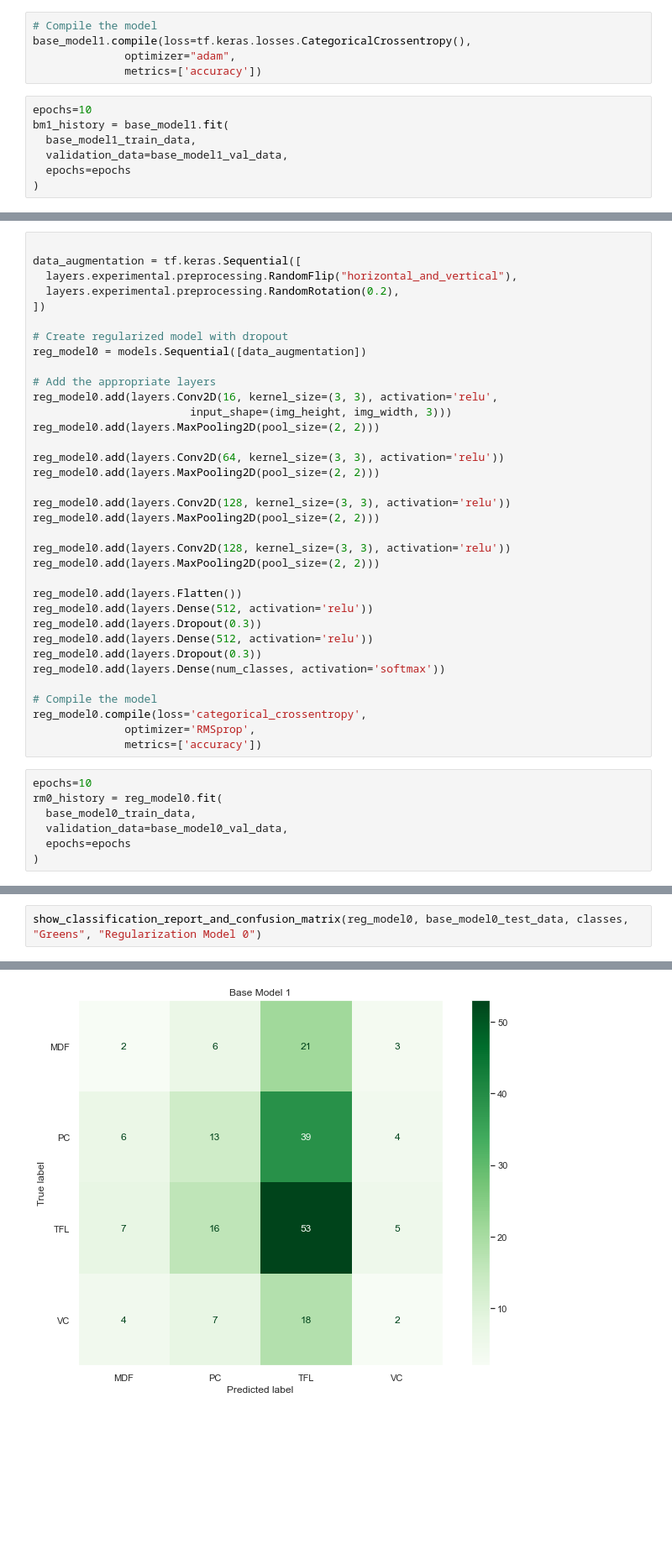
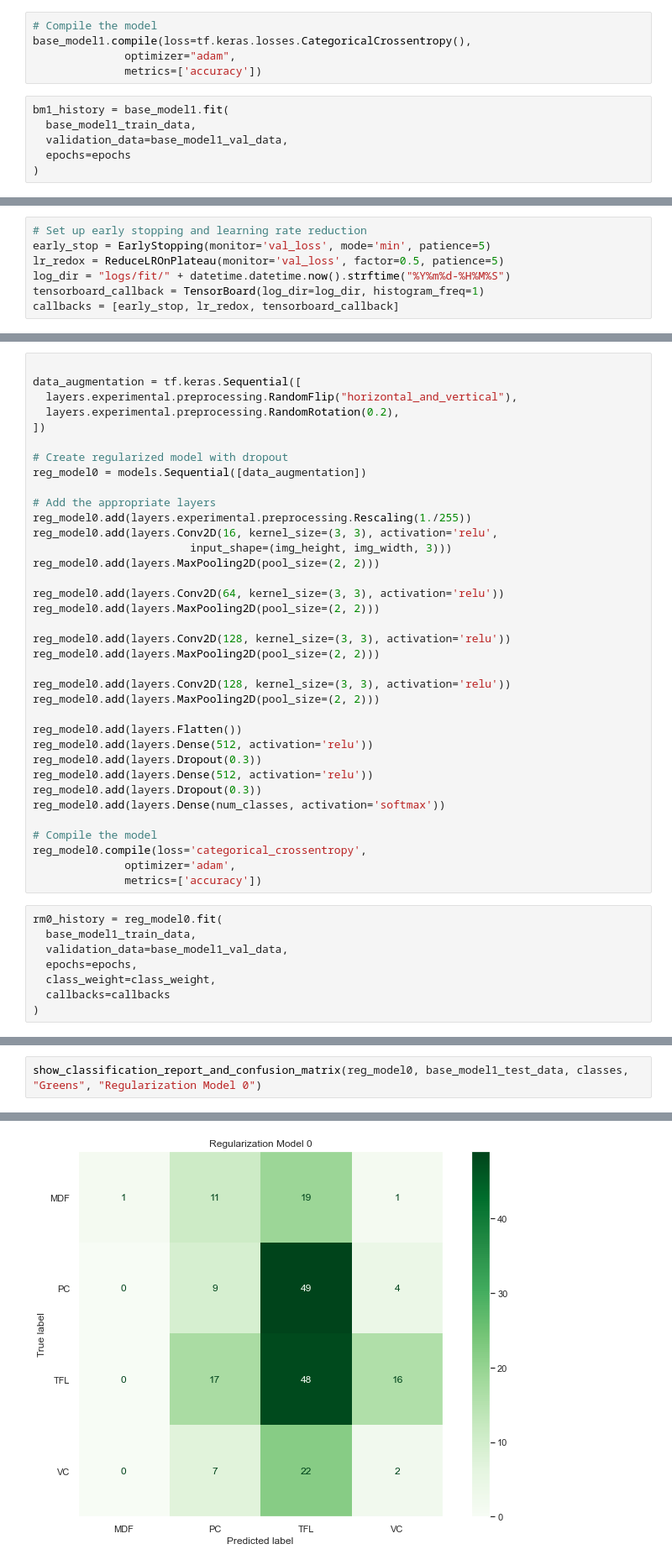
Before and after one commit to tfuger10/Material-Identification, a Jupyter notebook: Notebook.ipynb, the cells around one changed output, grey strips where cells are left out. Shown at 84% size. Cells and saved outputs as stored; diff of their text form; blank space fills up the shorter version.

Commit message:
refined transfer learning models, added callbacks and class weights to all cnn models

```diff
--- a/Notebook.ipynb
+++ b/Notebook.ipynb
@@ -478,7 +538,6 @@ base_model1.compile(loss=tf.keras.losses.CategoricalCrossentropy(),
               optimizer="adam",
               metrics=['accuracy'])
 # %%
-epochs=10
 bm1_history = base_model1.fit(
   base_model1_train_data,
   validation_data=base_model1_val_data,
@@ -535,0 +600,7 @@ Seems that base model 0  performed better than base model 1. Which is interestin
+# %%
+# Set up early stopping and learning rate reduction
+early_stop = EarlyStopping(monitor='val_loss', mode='min', patience=5)
+lr_redox = ReduceLROnPlateau(monitor='val_loss', factor=0.5, patience=5)
+log_dir = "logs/fit/" + datetime.datetime.now().strftime("%Y%m%d-%H%M%S")
+tensorboard_callback = TensorBoard(log_dir=log_dir, histogram_freq=1)
+callbacks = [early_stop, lr_redox, tensorboard_callback]
@@ -544,6 +617,7 @@ data_augmentation = tf.keras.Sequential([
 reg_model0 = models.Sequential([data_augmentation])
 
 # Add the appropriate layers
+reg_model0.add(layers.experimental.preprocessing.Rescaling(1./255))
 reg_model0.add(layers.Conv2D(16, kernel_size=(3, 3), activation='relu',
                         input_shape=(img_height, img_width, 3)))
 reg_model0.add(layers.MaxPooling2D(pool_size=(2, 2)))
@@ -566,13 +640,14 @@ reg_model0.add(layers.Dense(num_classes, activation='softmax'))
 
 # Compile the model
 reg_model0.compile(loss='categorical_crossentropy',
-              optimizer='RMSprop',
+              optimizer='adam',
               metrics=['accuracy'])
 # %%
-epochs=10
 rm0_history = reg_model0.fit(
-  base_model0_train_data,
-  validation_data=base_model0_val_data,
-  epochs=epochs
+  base_model1_train_data,
+  validation_data=base_model1_val_data,
+  epochs=epochs,
+  class_weight=class_weight,
+  callbacks=callbacks
 )
 # %% [output]
@@ -604,5 +676,5 @@ reg_model0.evaluate(base_model0_test_data)
 # %%
-show_classification_report_and_confusion_matrix(reg_model0, base_model0_test_data, classes, "Greens", "Regularization Model 0")
+show_classification_report_and_confusion_matrix(reg_model0, base_model1_test_data, classes, "Greens", "Regularization Model 0")
 # %% [output]
               precision    recall  f1-score   support
 
@@ -617,4 +689,4 @@ weighted avg       0.29      0.34      0.30       206
-[figure, old version]
+[figure, new version]
 # %%
 visualize_training_results(rm0_history)
 # %% [output]
```
Also changed, not shown: parts of 114 cells of this notebook, 1 other file.
